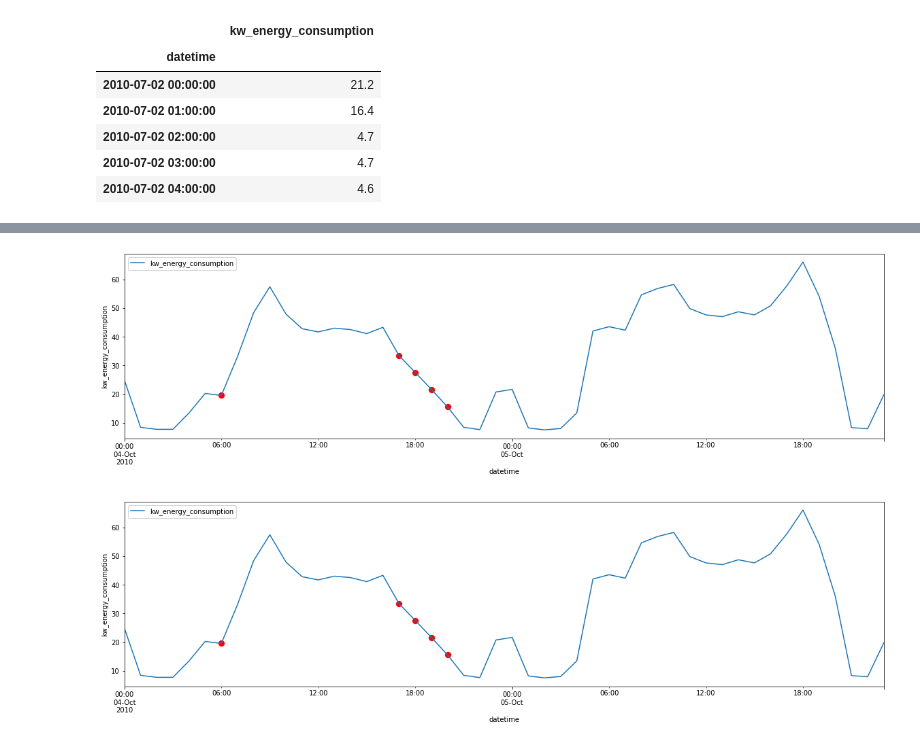
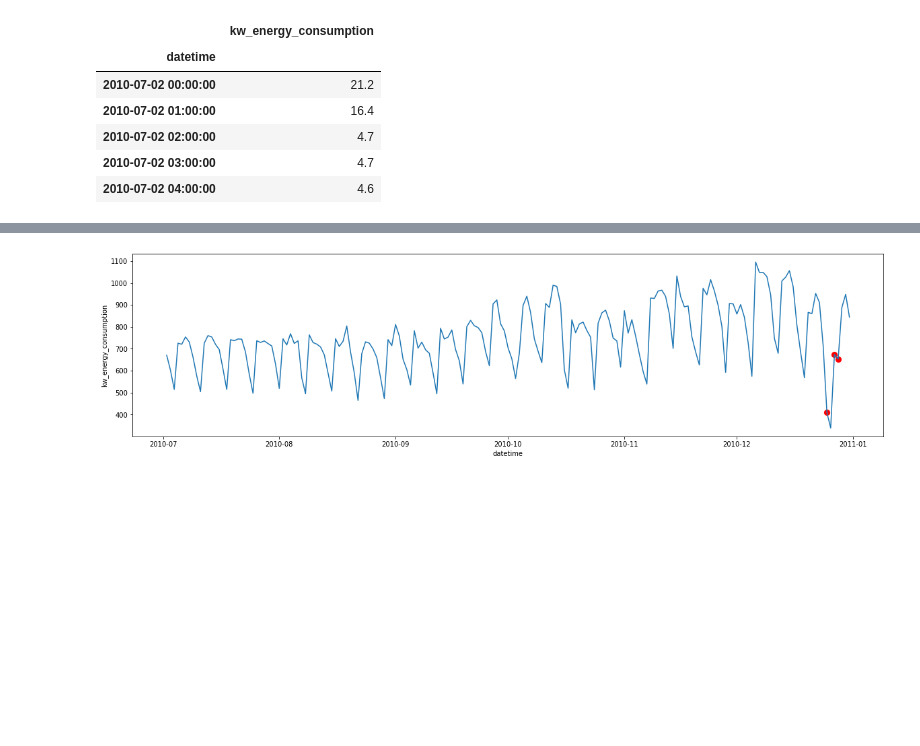
Before and after one commit to Fillipedem/pyanomaly, a Jupyter notebook: 01_timeseries.ipynb, the cells around one changed output, grey strips where cells are left out. Cells and saved outputs as stored; diff of their text form; code cells hidden in the pictures; blank space fills up the shorter version.

```diff
--- a/01_timeseries.ipynb
+++ b/01_timeseries.ipynb
@@ -140,6 +91,6 @@ plot_anomalies(ts, anomalies, s=100);
-# %%
-plot_anomalies(ts['2010-10-4':'2010-10-5'], anomalies['2010-10-4':'2010-10-5'], s=100);
-plot_anomalies(ts['2010-10-4':'2010-10-5'], anomalies['2010-10-4':'2010-10-5'], s=100);
-# %% [output]
-[figure, removed]
-[figure, removed]
+# %%
+# M = 1.5
+anomalies = smad(ts, period=7, only_low_values=True, m=1.5)
+plot_anomalies(ts, anomalies, s=100);
+# %% [output]
+[figure, added]
```
Also changed, not shown: parts of 17 cells of this notebook, 17 other files.
